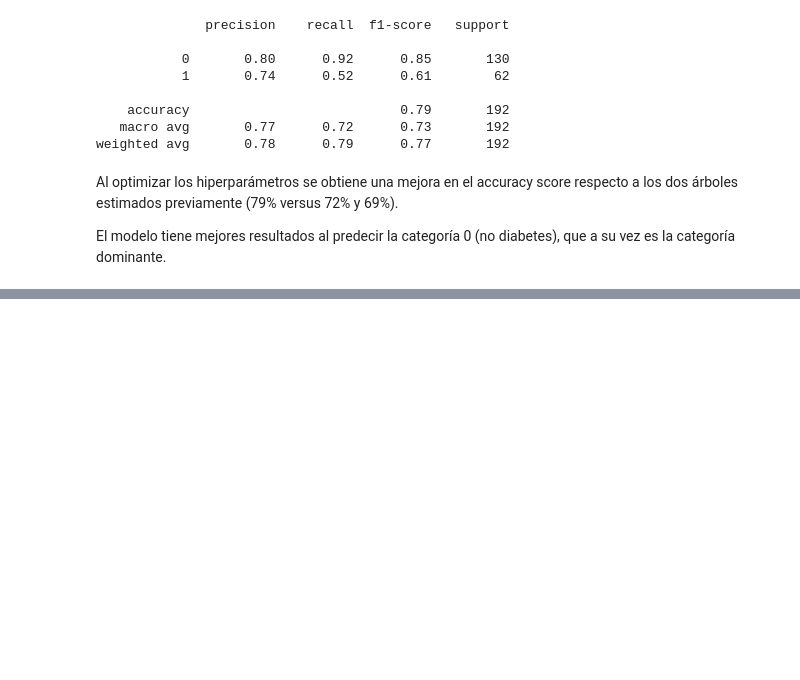
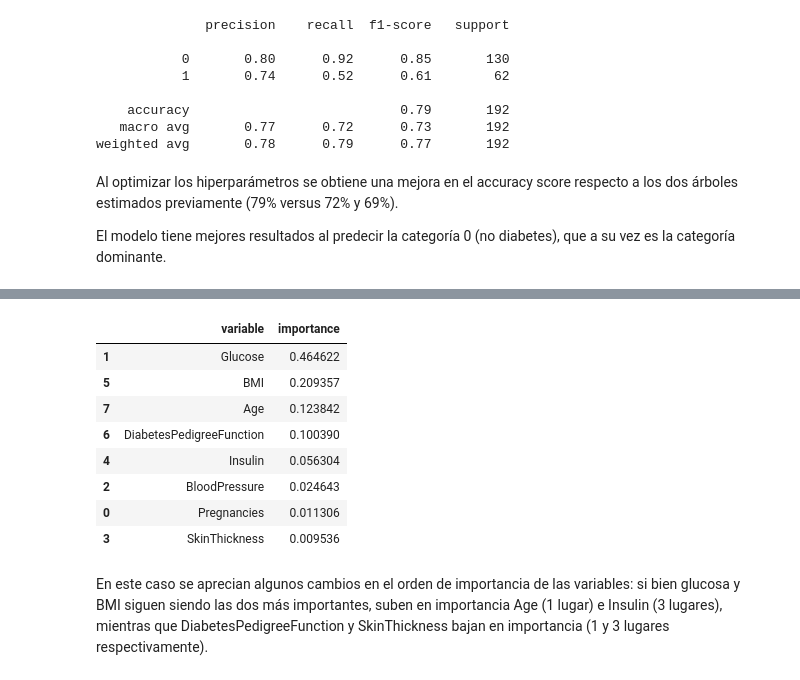
Before and after one commit to RominaGonella/Decision-Tree-Project-Tutorial, a Jupyter notebook: src/explore.ipynb, the cells around one changed output, grey strips where cells are left out. Saved outputs shown, nothing was run; the diff lists cells and outputs as text; code cells hidden in the pictures; blank space fills up the shorter version.

```diff
--- a/src/explore.ipynb
+++ b/src/explore.ipynb
@@ -409,3 +416,19 @@ El modelo tiene mejores resultados al predecir la categoría 0 (no diabetes), qu
+# %%
+# miro la importancia de las variables
+df_var_imp_best= pd.DataFrame({'variable':clf_best.feature_names_in_, 'importance': clf_best.feature_importances_}).sort_values(by = 'importance', ascending = False)
+df_var_imp_best
+# %% [output]
+|  | variable | importance |
+| 1 | Glucose | 0.464622 |
+| 5 | BMI | 0.209357 |
+| 7 | Age | 0.123842 |
+| 6 | DiabetesPedigreeFunction | 0.100390 |
+| 4 | Insulin | 0.056304 |
+| 2 | BloodPressure | 0.024643 |
+| 0 | Pregnancies | 0.011306 |
+| 3 | SkinThickness | 0.009536 |
+# %% [markdown]
+En este caso se aprecian algunos cambios en el orden de importancia de las variables: si bien glucosa y BMI siguen siendo las dos más importantes, suben en importancia Age (1 lugar) e Insulin (3 lugares), mientras que DiabetesPedigreeFunction y SkinThickness bajan en importancia (1 y 3 lugares respectivamente).
 # %%
 # se guarda modelo final
 filename = '../models/decTree_model.sav'
```
Also changed, not shown: parts of 3 cells of this notebook, 1 other file.
